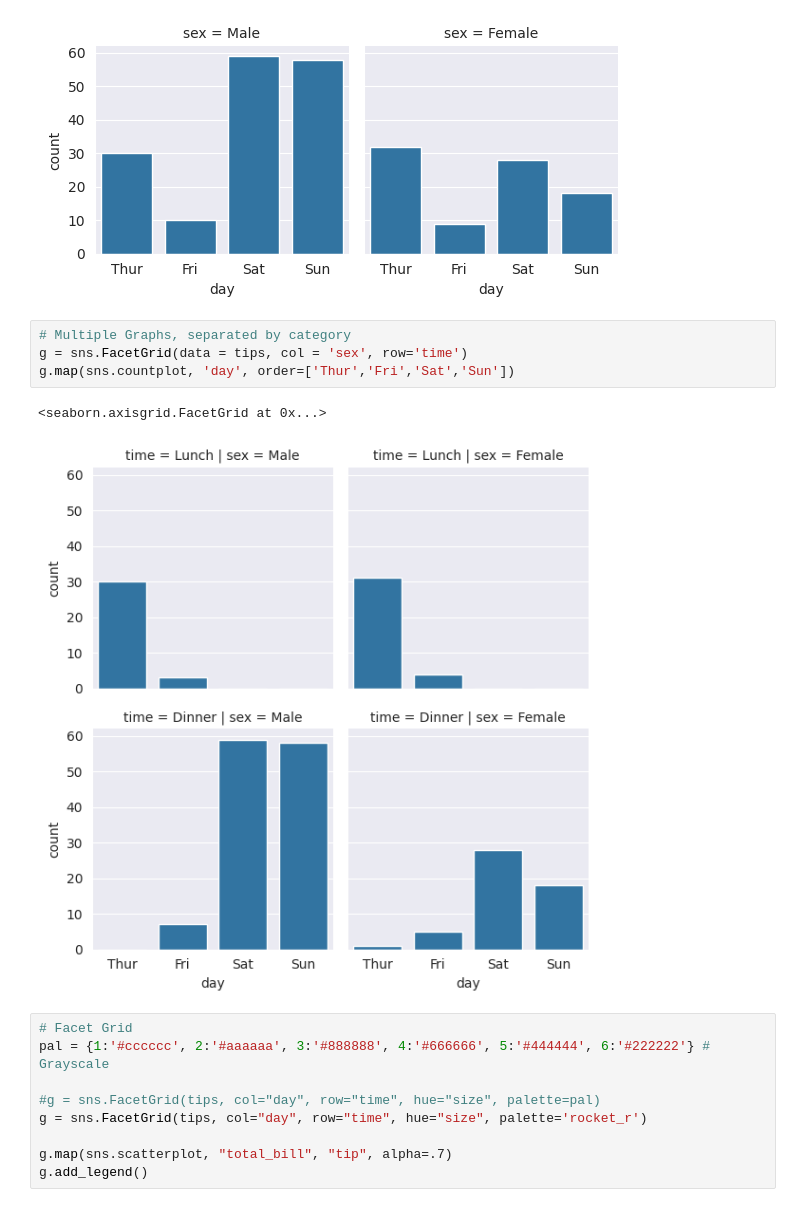
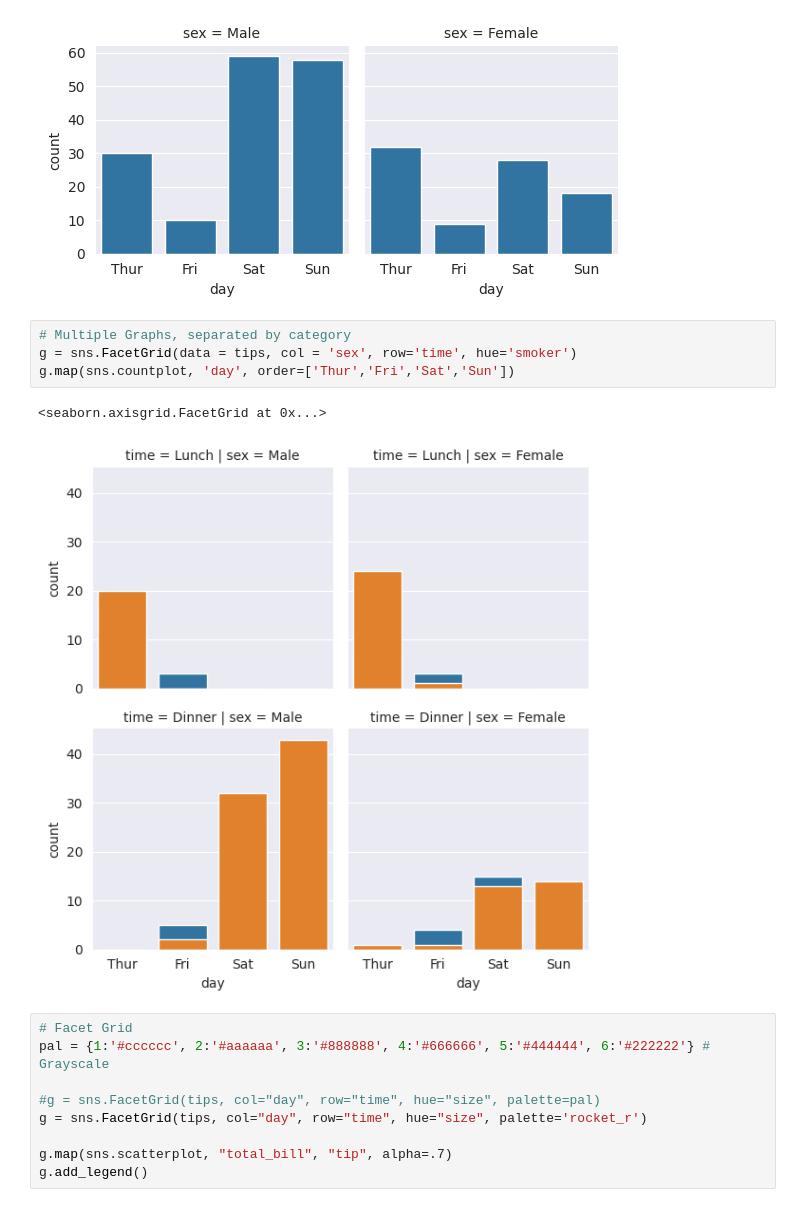
Before and after one commit to drolsonmi/math3080, a Jupyter notebook: Notes/08b Graphs_Seaborn.ipynb, the cells around one changed output. Saved outputs shown, nothing was run; the diff lists cells and outputs as text.

```diff
--- a/Notes/08b Graphs_Seaborn.ipynb
+++ b/Notes/08b Graphs_Seaborn.ipynb
@@ -358,11 +358,11 @@ g.map(sns.countplot, 'day', order=['Thur','Fri','Sat','Sun']) # Can often get in
 [figure]
 # %%
 # Multiple Graphs, separated by category
-g = sns.FacetGrid(data = tips, col = 'sex', row='time')
+g = sns.FacetGrid(data = tips, col = 'sex', row='time', hue='smoker')
 g.map(sns.countplot, 'day', order=['Thur','Fri','Sat','Sun'])
 # %% [output]
 <seaborn.axisgrid.FacetGrid at 0x...>
-[figure, old version]
+[figure, new version]
 # %%
 # Facet Grid
 pal = {1:'#cccccc', 2:'#aaaaaa', 3:'#888888', 4:'#666666', 5:'#444444', 6:'#222222'} # Grayscale
```
Also changed, not shown: parts of 10 cells of this notebook, 1 other file.
